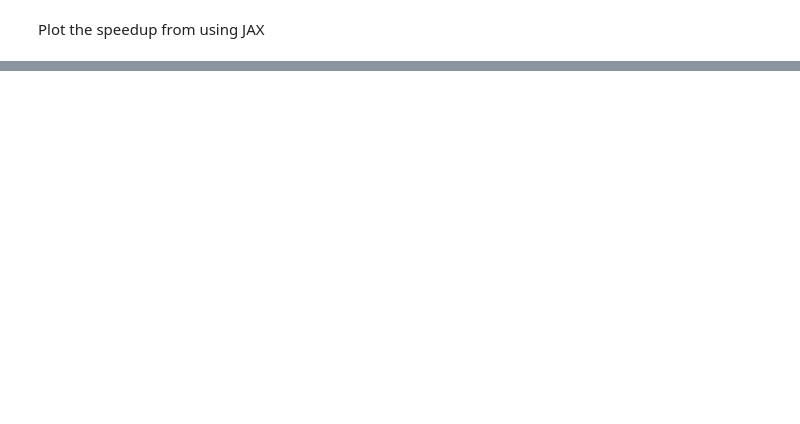
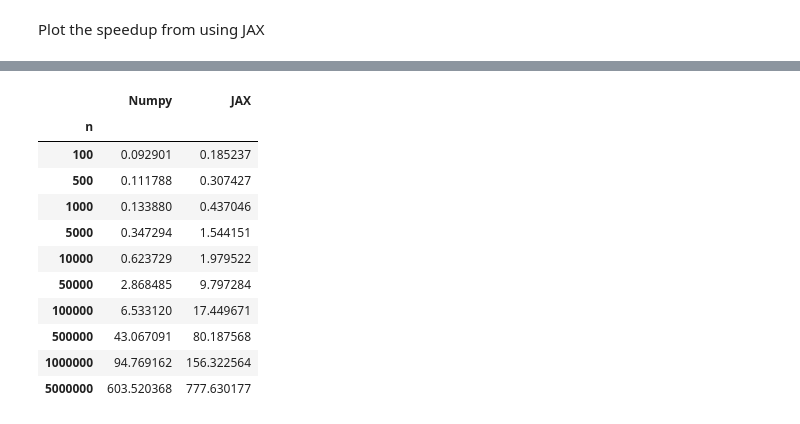
Before and after one commit to aglebov/gradient-free-mcmc-postprocessing, a Jupyter notebook: code/notebooks/examples/JAX_Stein_Thinning.ipynb, the cells around one changed output, grey strips where cells are left out. Cells and saved outputs as stored; diff of their text form; code cells hidden in the pictures; blank space fills up the shorter version.

```diff
--- a/code/notebooks/examples/JAX_Stein_Thinning.ipynb
+++ b/code/notebooks/examples/JAX_Stein_Thinning.ipynb
@@ -170,0 +210,15 @@ calculate_speedup(500_000, 100)
+# %%
+thinning_jax_speedup_m_fixed_aws(1000)
+# %% [output]
+|  | Numpy | JAX |
+| n |  |  |
+| 100 | 0.092901 | 0.185237 |
+| 500 | 0.111788 | 0.307427 |
+| 1000 | 0.133880 | 0.437046 |
+| 5000 | 0.347294 | 1.544151 |
+| 10000 | 0.623729 | 1.979522 |
+| 50000 | 2.868485 | 9.797284 |
+| 100000 | 6.533120 | 17.449671 |
+| 500000 | 43.067091 | 80.187568 |
+| 1000000 | 94.769162 | 156.322564 |
+| 5000000 | 603.520368 | 777.630177 |
```
Also changed, not shown: parts of 21 cells of this notebook.
